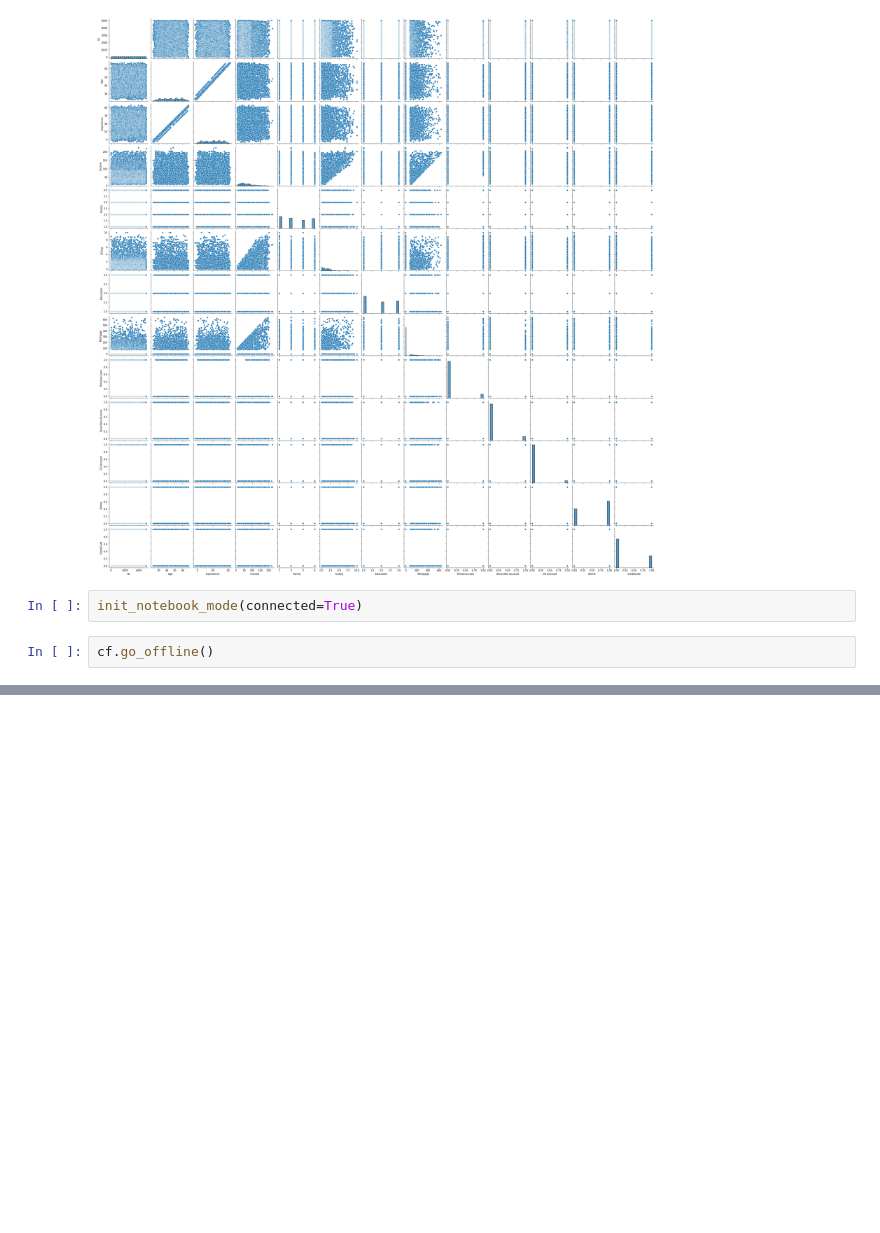
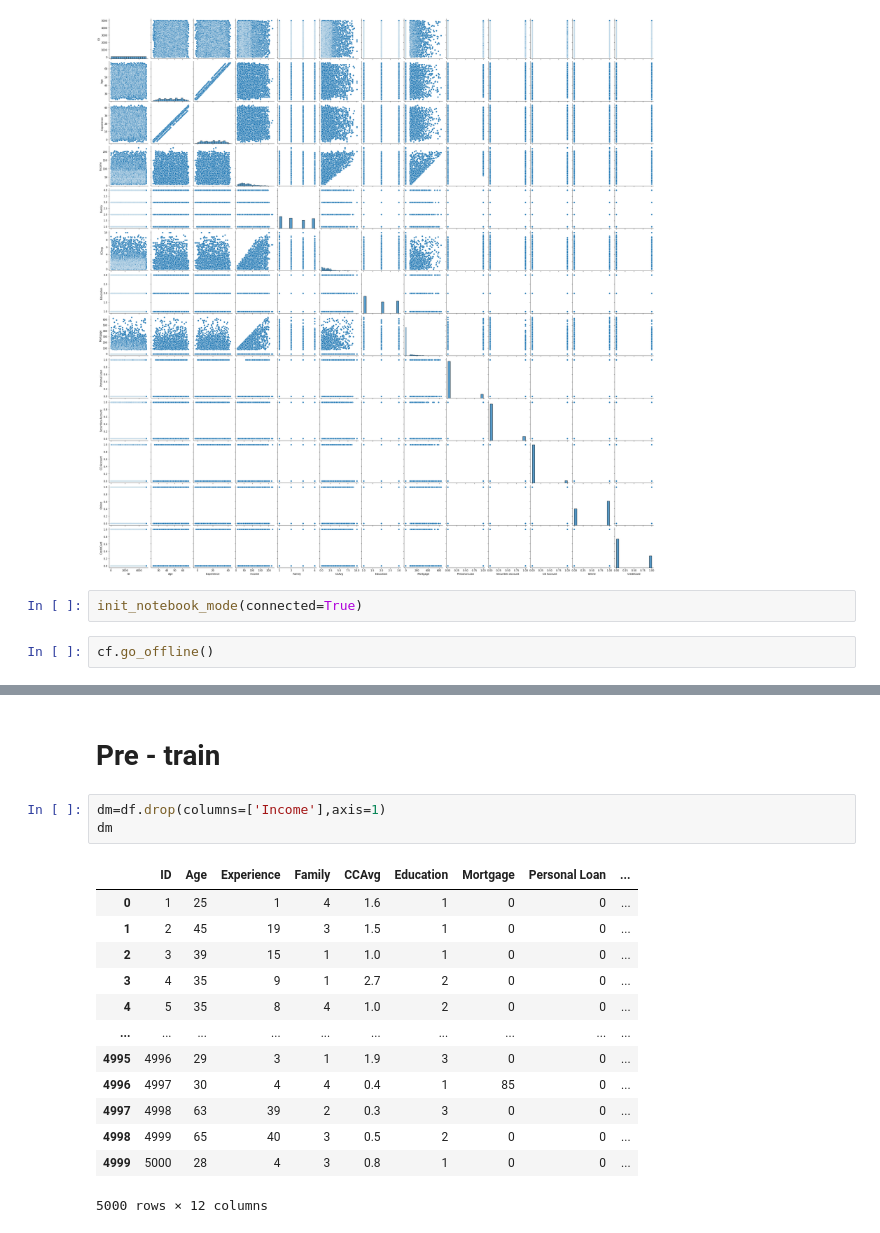
Before and after one commit to BubutorCorbanEnam/BANK-PERSONAL-LOAN-MODELLING-DigiCap-Capstone-Project-, a Jupyter notebook: BANK PERSONAL LOAN MODELLING (DigiCap Capstone Project).ipynb, the cells around one changed output, grey strips where cells are left out. Drawn from its saved outputs; the diff is of its cells as text; blank space fills up the shorter version.

```diff
--- a/BANK PERSONAL LOAN MODELLING (DigiCap Capstone Project).ipynb
+++ b/BANK PERSONAL LOAN MODELLING (DigiCap Capstone Project).ipynb
@@ -231,0 +235,19 @@ df
+# %% [markdown]
+# Pre - train
+# %%
+dm=df.drop(columns=['Income'],axis=1)
+dm
+# %% [output]
+|  | ID | Age | Experience | Family | CCAvg | Education | Mortgage | Personal Loan | ... |
+| 0 | 1 | 25 | 1 | 4 | 1.6 | 1 | 0 | 0 | ... |
+| 1 | 2 | 45 | 19 | 3 | 1.5 | 1 | 0 | 0 | ... |
+| 2 | 3 | 39 | 15 | 1 | 1.0 | 1 | 0 | 0 | ... |
+| 3 | 4 | 35 | 9 | 1 | 2.7 | 2 | 0 | 0 | ... |
+| 4 | 5 | 35 | 8 | 4 | 1.0 | 2 | 0 | 0 | ... |
+| ... | ... | ... | ... | ... | ... | ... | ... | ... | ... |
+| 4995 | 4996 | 29 | 3 | 1 | 1.9 | 3 | 0 | 0 | ... |
+| 4996 | 4997 | 30 | 4 | 4 | 0.4 | 1 | 85 | 0 | ... |
+| 4997 | 4998 | 63 | 39 | 2 | 0.3 | 3 | 0 | 0 | ... |
+| 4998 | 4999 | 65 | 40 | 3 | 0.5 | 2 | 0 | 0 | ... |
+| 4999 | 5000 | 28 | 4 | 3 | 0.8 | 1 | 0 | 0 | ... |
+5000 rows × 12 columns
```
Also changed, not shown: parts of 20 cells of this notebook.
